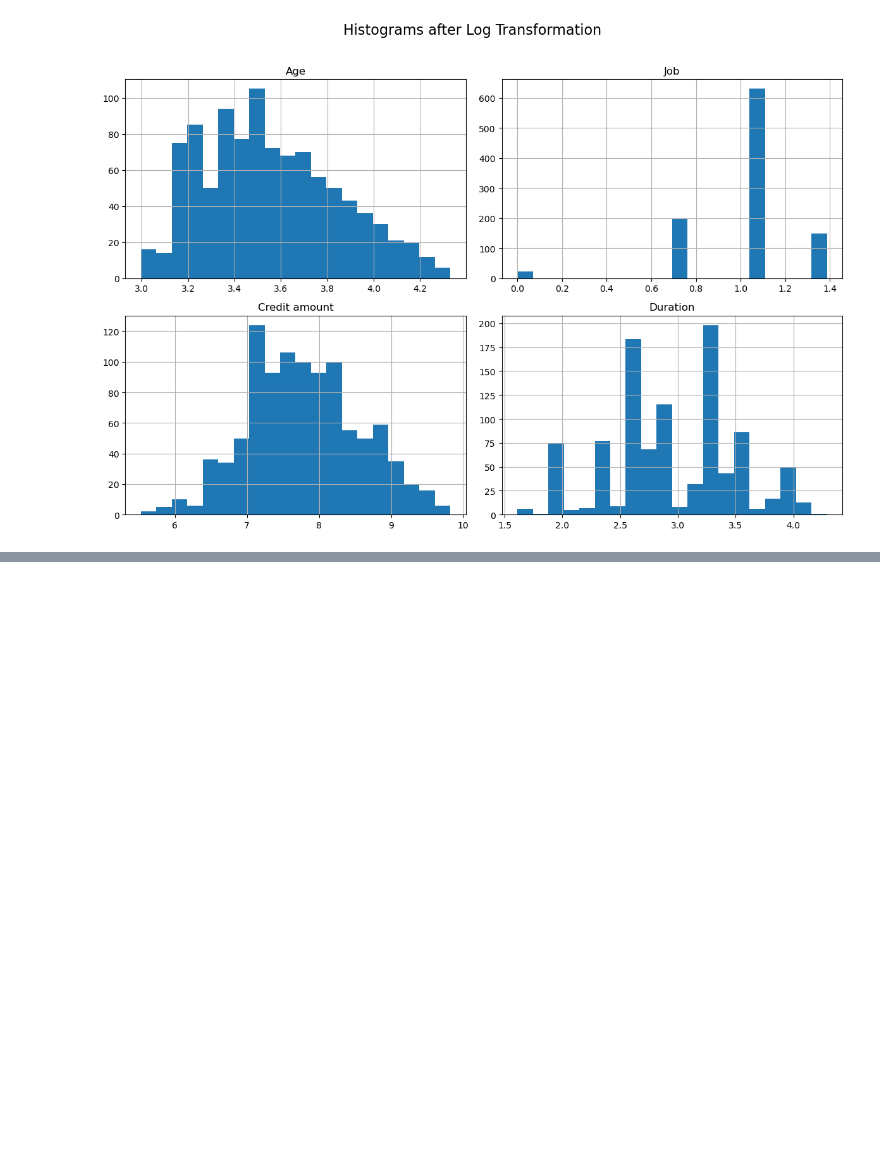
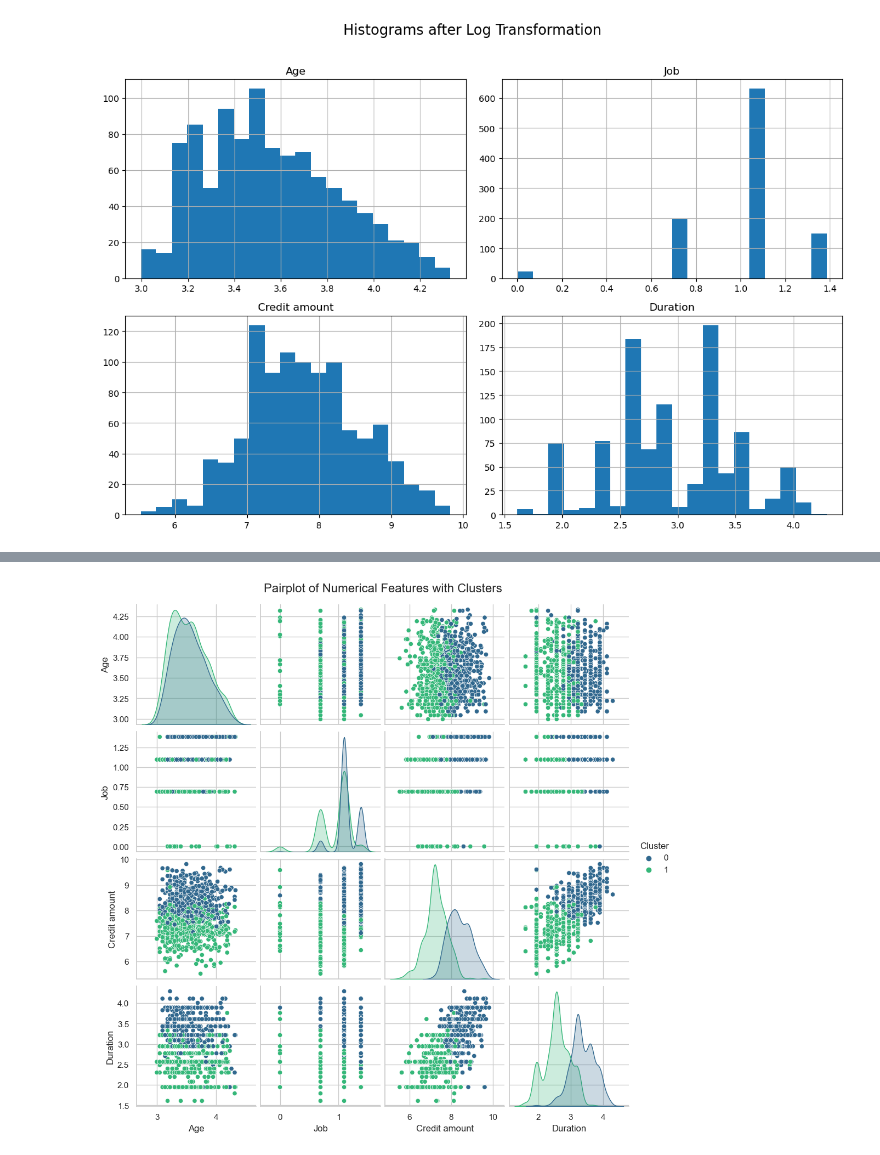
Before and after one commit to VaderSame/German-Credit-Analysis, a Jupyter notebook: Project3-200543129_Semal_Shastri.ipynb, the cells around one changed output, grey strips where cells are left out. Cells and saved outputs as stored; diff of their text form; code cells hidden in the pictures; blank space fills up the shorter version.

Commit message:
performed clustering , elbow , pca but still unsure encoding

```diff
--- a/Project3-200543129_Semal_Shastri.ipynb
+++ b/Project3-200543129_Semal_Shastri.ipynb
@@ -250,0 +271,22 @@ py.show()
+# %%
+from sklearn.cluster import KMeans
+from sklearn.preprocessing import StandardScaler
+
+numerical_data = german_credit_dataset[numerical_columns]
+
+# Standardize the numerical data (optional but often recommended for k-means)
+scaler = StandardScaler()
+numerical_data_standardized = scaler.fit_transform(numerical_data)
+
+# Choose the number of clusters (you can adjust this)
+num_clusters = 2
+
+# Apply k-means clustering
+kmeans = KMeans(n_clusters=num_clusters, random_state=42)
+clusters = kmeans.fit_predict(numerical_data_standardized)
+
+# Add the cluster labels to the original dataset
+german_credit_dataset['Cluster'] = clusters
+
+# Print the updated dataset with cluster labels
+print("Dataset with Cluster Labels:\n", german_credit_dataset[['Cluster'] + list(german_credit_dataset.columns[:-1])])
@@ -250,0 +311,8 @@ py.show()
+# %%
+# Visualize the clusters
+snb.set(style="whitegrid")
+snb.pairplot(german_credit_dataset, hue='Cluster', palette='viridis', diag_kind='kde')
+py.suptitle("Pairplot of Numerical Features with Clusters", y=1.02, size=16)
+py.show()
+# %% [output]
+[figure, added]
```
Also changed, not shown: parts of 13 cells of this notebook.
